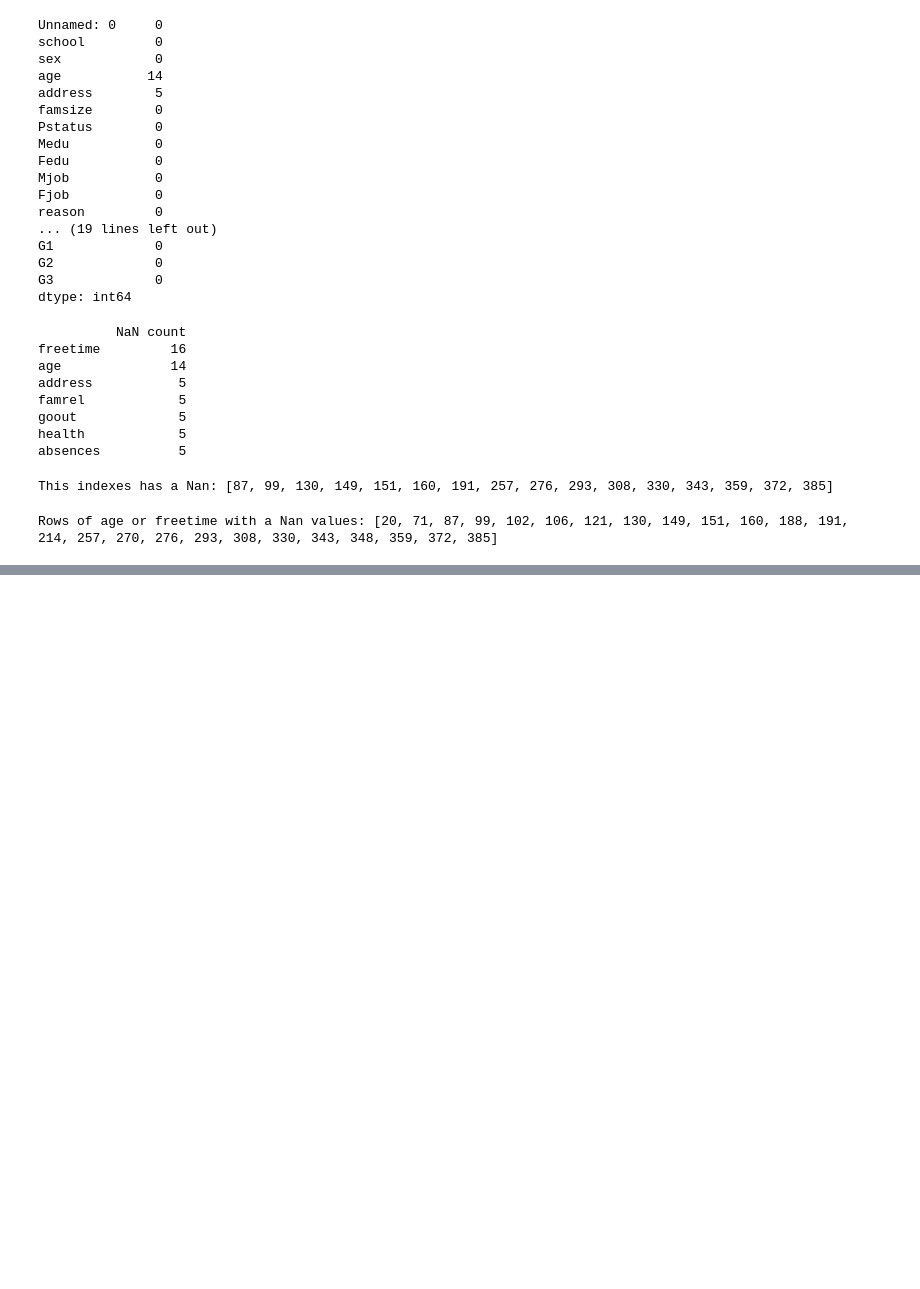
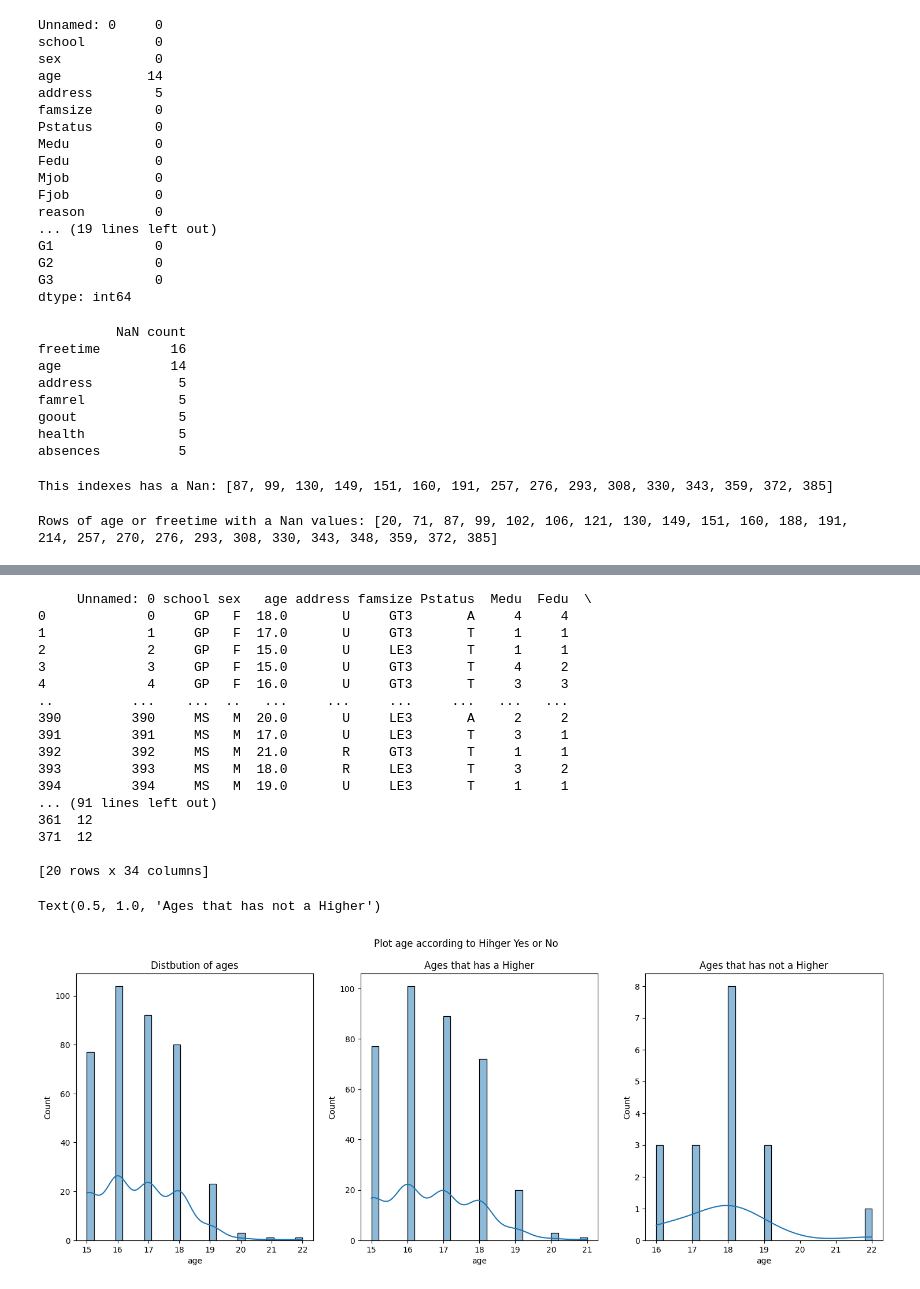
Before and after one commit to HanFredriksson/AI-plugg-filer-Hannes-Fredriksson, a Jupyter notebook: Databehandling/Exercises/Exercises-01.ipynb, the cells around one changed output, grey strips where cells are left out. Cells and saved outputs as stored; diff of their text form; code cells hidden in the pictures; blank space fills up the shorter version.

```diff
--- a/Databehandling/Exercises/Exercises-01.ipynb
+++ b/Databehandling/Exercises/Exercises-01.ipynb
@@ -70,0 +116,36 @@ print(total_Nan)
+# %%
+import matplotlib.pyplot as plt
+
+filter_higher_y = data[data["higher"] == "yes"]
+filter_higher_n = data[data["higher"] == "no"]
+print(filter_higher_y)
+print(filter_higher_n)
+
+fig, ax = plt.subplots(1,3 , figsize = (18, 6))
+fig.suptitle("Plot age according to Hihger Yes or No")
+sns.histplot(data["age"], bins= 30, kde=True, ax=ax[0])
+ax[0].set_title("Distbution of ages")
+sns.histplot(filter_higher_y, x= "age", bins=30, kde=True, ax=ax[1])
+ax[1].set_title("Ages that has a Higher")
+sns.histplot(filter_higher_n, x= "age", bins=30, kde=True, ax=ax[2])
+ax[2].set_title("Ages that has not a Higher")
+# %% [output]
+     Unnamed: 0 school sex   age address famsize Pstatus  Medu  Fedu  \
+0             0     GP   F  18.0       U     GT3       A     4     4
+1             1     GP   F  17.0       U     GT3       T     1     1
+2             2     GP   F  15.0       U     LE3       T     1     1
+3             3     GP   F  15.0       U     GT3       T     4     2
+4             4     GP   F  16.0       U     GT3       T     3     3
+..          ...    ...  ..   ...     ...     ...     ...   ...   ...
+390         390     MS   M  20.0       U     LE3       A     2     2
+391         391     MS   M  17.0       U     LE3       T     3     1
+392         392     MS   M  21.0       R     GT3       T     1     1
+393         393     MS   M  18.0       R     LE3       T     3     2
+394         394     MS   M  19.0       U     LE3       T     1     1
+... (91 lines left out)
+361  12
+371  12
+
+[20 rows x 34 columns]
+Text(0.5, 1.0, 'Ages that has not a Higher')
+[figure, added]
```
Also changed, not shown: parts of 10 cells of this notebook.
